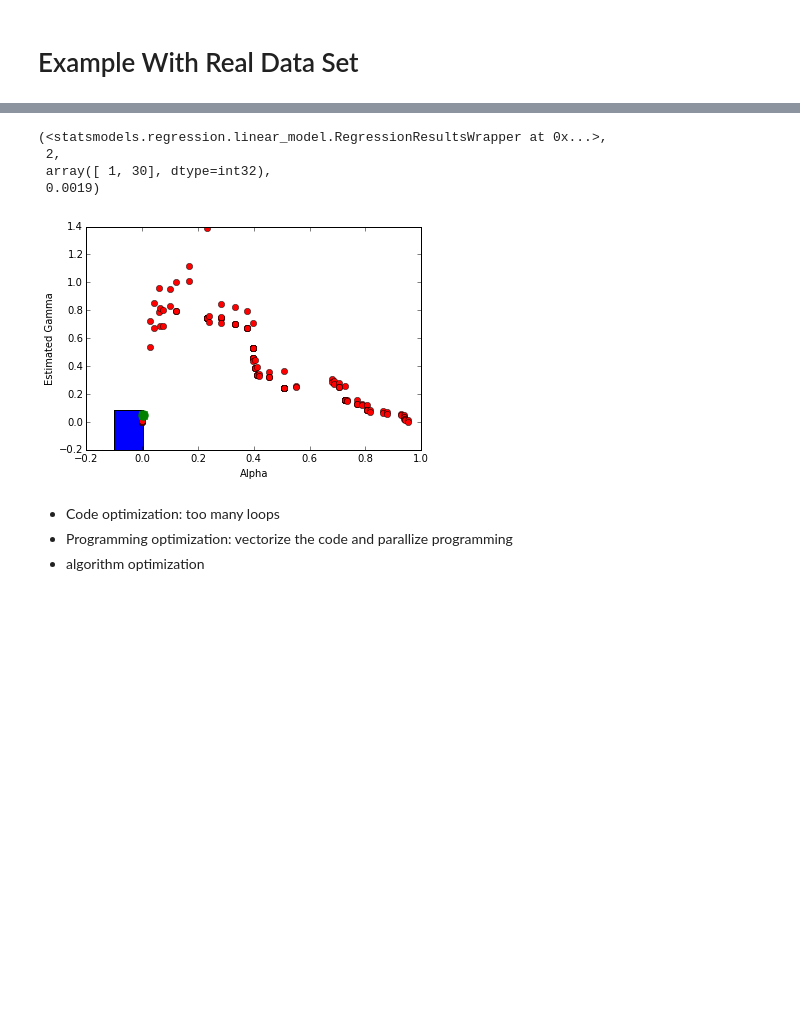
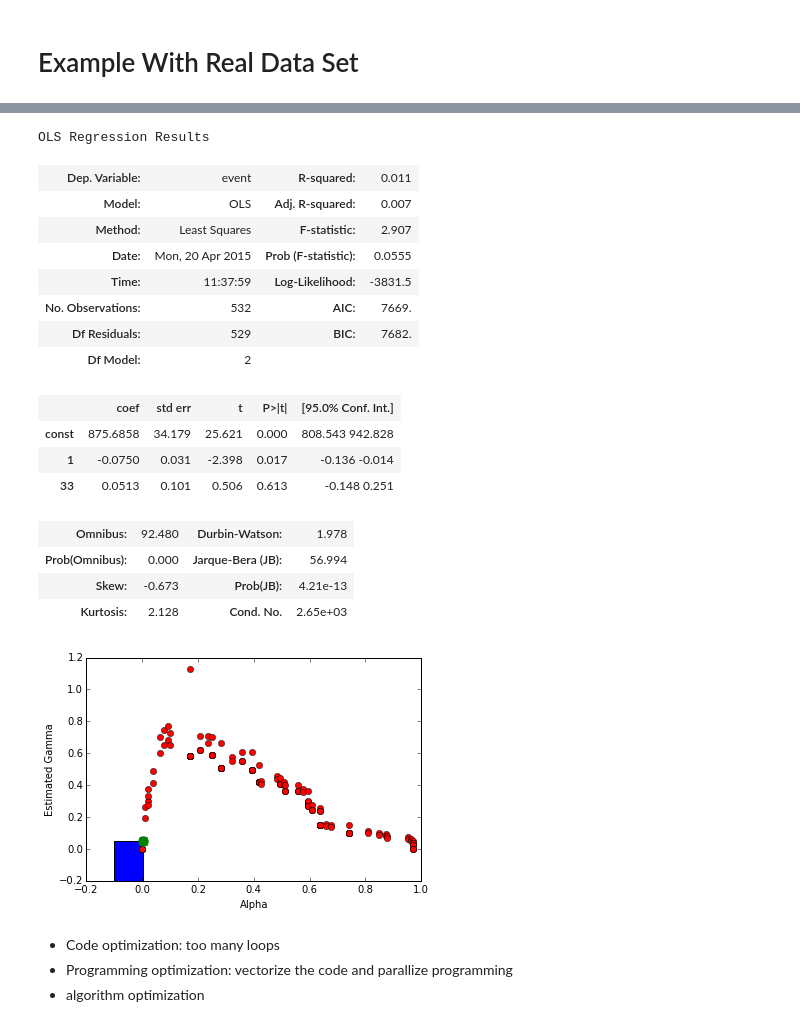
Before and after one commit to yc205/663-final-project, a Jupyter notebook: final draft 1.ipynb, the cells around one changed output, grey strips where cells are left out. Saved outputs shown, nothing was run; the diff lists cells and outputs as text; code cells hidden in the pictures; blank space fills up the shorter version.

```diff
--- a/final draft 1.ipynb
+++ b/final draft 1.ipynb
@@ -87,3 +90,9 @@ def fsr_fast(x,y,gam0,digits,pl):
  return mod,size1-1,x_ind,alphahat_fast
 # %% [markdown]
 # Example With Real Data Set
+# %%
+# Real Case 1: 12 linear variables
+df = pd.read_csv('actg.175.trt0.txt',delim_whitespace=True)
+x = DataFrame(df, columns = ['cd40','cd80','age','wtkg','karnof','hemo','homo','drugs','race','gender','str2','symptom'])
+y = df.ix[:,2]
+fsr_fast(x,y,0.05,4,1)[0].summary()
@@ -90,34 +118,48 @@ def fsr_fast(x,y,gam0,digits,pl):
 # %%
-# Two function of cleaning the data and created the quadratic and interaction variables
+# Two function of cleaning the data and created the quadratic and interaction variables 83 variables
 def io13():
     """Numpy loadtxt."""
     df = pd.read_csv('actg.175.trt0.txt',delim_whitespace=True)
     x = DataFrame(df, columns = ['cd40','cd80','age','wtkg','karnof','hemo','homo','drugs','race','gender','str2','symptom'])
     y = df.ix[:,2]
     x_15 = x.ix[:,0:5]
-    x_15 = x_15-x_15.mean()
-    quadratic = (x_15)**2
+    x.ix[:,0:5] = x_15-x_15.mean()
+    quadratic = (x.ix[:,0:5])**2
     count=-1
     new = np.zeros(shape=(df.shape[0],66))
     for i in range(x.shape[1]):
       for j in range(i+1,x.shape[1]):
            count = count+1
            new[:,count] = x.ix[:,i] * x.ix[:,j]
-    X = DataFrame(df, columns = ['cd40','cd80','age','wtkg','karnof','hemo','homo','drugs','race','gender','str2','symptom'])
-    x = np.concatenate((X,quadratic,new),axis=1)
+    X = DataFrame(df, columns = ['hemo','homo','drugs','race','gender','str2','symptom'])
+    x = np.concatenate((x_15,X,quadratic,new),axis=1)
     x = pd.DataFrame(x)
     x.ix[:,63]=np.random.normal(0, 1, x.shape[0])
     return y,x
 
 y = io13()[0]
 x = io13()[1]
-fsr_fast(x,y,0.05,4,1)
+
+fsr_fast(x,y,0.05,4,1)[0].summary()
 # %% [output]
-(<statsmodels.regression.linear_model.RegressionResultsWrapper at 0x...>,
- 2,
- array([ 1, 30], dtype=int32),
- 0.0019)
+OLS Regression Results
+| Dep. Variable: | event | R-squared: | 0.011 |
+| Model: | OLS | Adj. R-squared: | 0.007 |
+| Method: | Least Squares | F-statistic: | 2.907 |
+| Date: | Mon, 20 Apr 2015 | Prob (F-statistic): | 0.0555 |
+| Time: | 11:37:59 | Log-Likelihood: | -3831.5 |
+| No. Observations: | 532 | AIC: | 7669. |
+| Df Residuals: | 529 | BIC: | 7682. |
+| Df Model: | 2 |  |  |
+|  | coef | std err | t | P>|t| | [95.0% Conf. Int.] |
+| const | 875.6858 | 34.179 | 25.621 | 0.000 | 808.543 942.828 |
+| 1 | -0.0750 | 0.031 | -2.398 | 0.017 | -0.136 -0.014 |
+| 33 | 0.0513 | 0.101 | 0.506 | 0.613 | -0.148 0.251 |
+| Omnibus: | 92.480 | Durbin-Watson: | 1.978 |
+| Prob(Omnibus): | 0.000 | Jarque-Bera (JB): | 56.994 |
+| Skew: | -0.673 | Prob(JB): | 4.21e-13 |
+| Kurtosis: | 2.128 | Cond. No. | 2.65e+03 |
-[figure, old version]
+[figure, new version]
 # %% [markdown]
 - Code optimization: too many loops
 - Programming optimization: vectorize the code and parallize programming
```
Also changed, not shown: parts of 14 cells of this notebook.
